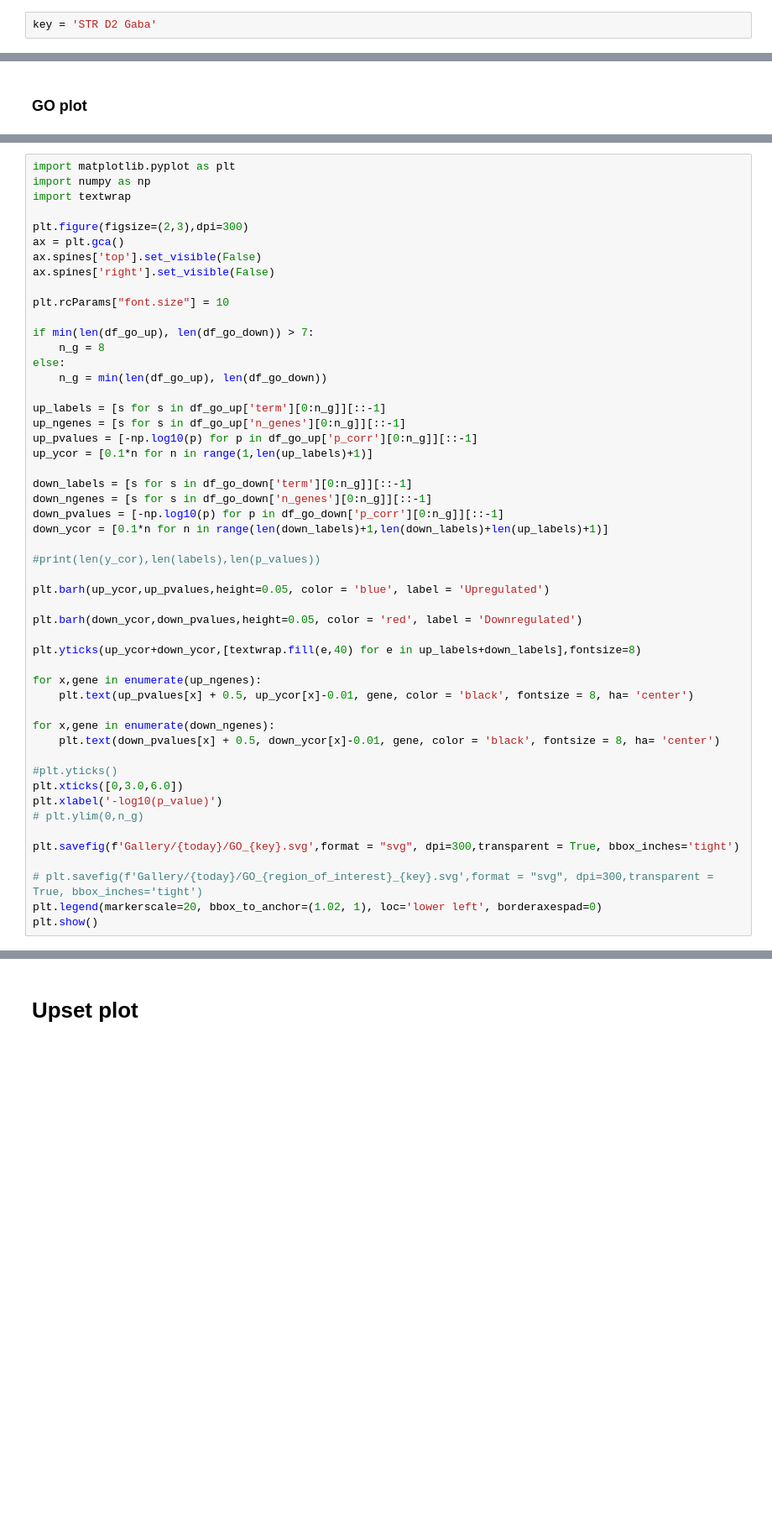
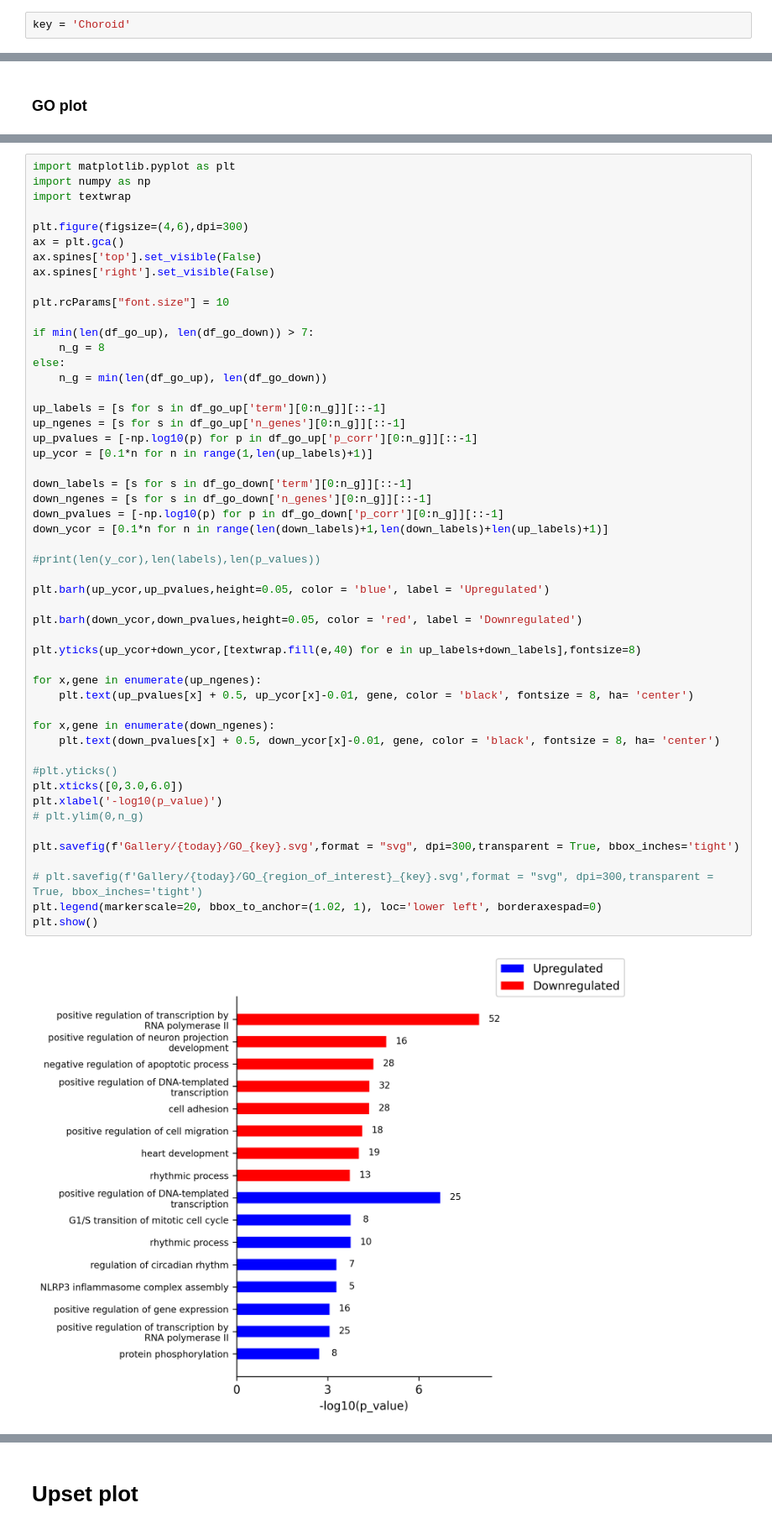
Before and after one commit to Carboneinerte/Pynda_ssc, a Jupyter notebook: v10D_Xenium_Downstream_Analysis_WIP.ipynb, the cells around one changed output, grey strips where cells are left out. Shown: that part at 84% size. Drawn from its saved outputs; the diff is of its cells as text; blank space fills up the shorter version.

```diff
--- a/v10D_Xenium_Downstream_Analysis_WIP.ipynb
+++ b/v10D_Xenium_Downstream_Analysis_WIP.ipynb
@@ -1897,7 +1917,7 @@ def go_analysis(gene_list):
 # %% [markdown]
 ### Process
 # %%
-key = 'STR D2 Gaba'
+key = 'Choroid'
 # %%
 target_genes_up = list(celltype_inregion_DEG_filter[key][celltype_inregion_DEG_filter[key]['logfoldchanges'] > 0]['names'])
 target_genes_down = list(celltype_inregion_DEG_filter[key][celltype_inregion_DEG_filter[key]['logfoldchanges'] < 0]['names'])
@@ -1978,7 +2018,7 @@ import matplotlib.pyplot as plt
 import numpy as np
 import textwrap
 
-plt.figure(figsize=(2,3),dpi=300)
+plt.figure(figsize=(4,6),dpi=300)
 ax = plt.gca()
 ax.spines['top'].set_visible(False)
 ax.spines['right'].set_visible(False)
@@ -1997,30 +2037,32 @@ up_ycor = [0.1*n for n in range(1,len(up_labels)+1)]
 
 down_labels = [s for s in df_go_down['term'][0:n_g]][::-1]
 down_ngenes = [s for s in df_go_down['n_genes'][0:n_g]][::-1]
 down_pvalues = [-np.log10(p) for p in df_go_down['p_corr'][0:n_g]][::-1]
 down_ycor = [0.1*n for n in range(len(down_labels)+1,len(down_labels)+len(up_labels)+1)]
 
 #print(len(y_cor),len(labels),len(p_values))
 
 plt.barh(up_ycor,up_pvalues,height=0.05, color = 'blue', label = 'Upregulated')
 
 plt.barh(down_ycor,down_pvalues,height=0.05, color = 'red', label = 'Downregulated')
 
 plt.yticks(up_ycor+down_ycor,[textwrap.fill(e,40) for e in up_labels+down_labels],fontsize=8)
 
 for x,gene in enumerate(up_ngenes):
     plt.text(up_pvalues[x] + 0.5, up_ycor[x]-0.01, gene, color = 'black', fontsize = 8, ha= 'center')
 
 for x,gene in enumerate(down_ngenes):
     plt.text(down_pvalues[x] + 0.5, down_ycor[x]-0.01, gene, color = 'black', fontsize = 8, ha= 'center')
 
 #plt.yticks()
 plt.xticks([0,3.0,6.0])
 plt.xlabel('-log10(p_value)')
 # plt.ylim(0,n_g)
 
 plt.savefig(f'Gallery/{today}/GO_{key}.svg',format = "svg", dpi=300,transparent = True, bbox_inches='tight')
 
 # plt.savefig(f'Gallery/{today}/GO_{region_of_interest}_{key}.svg',format = "svg", dpi=300,transparent = True, bbox_inches='tight')
 plt.legend(markerscale=20, bbox_to_anchor=(1.02, 1), loc='lower left', borderaxespad=0)
 plt.show()
+# %% [output]
+[figure, added]
```
Also changed, not shown: parts of 9 cells of this notebook, 1 other file.
